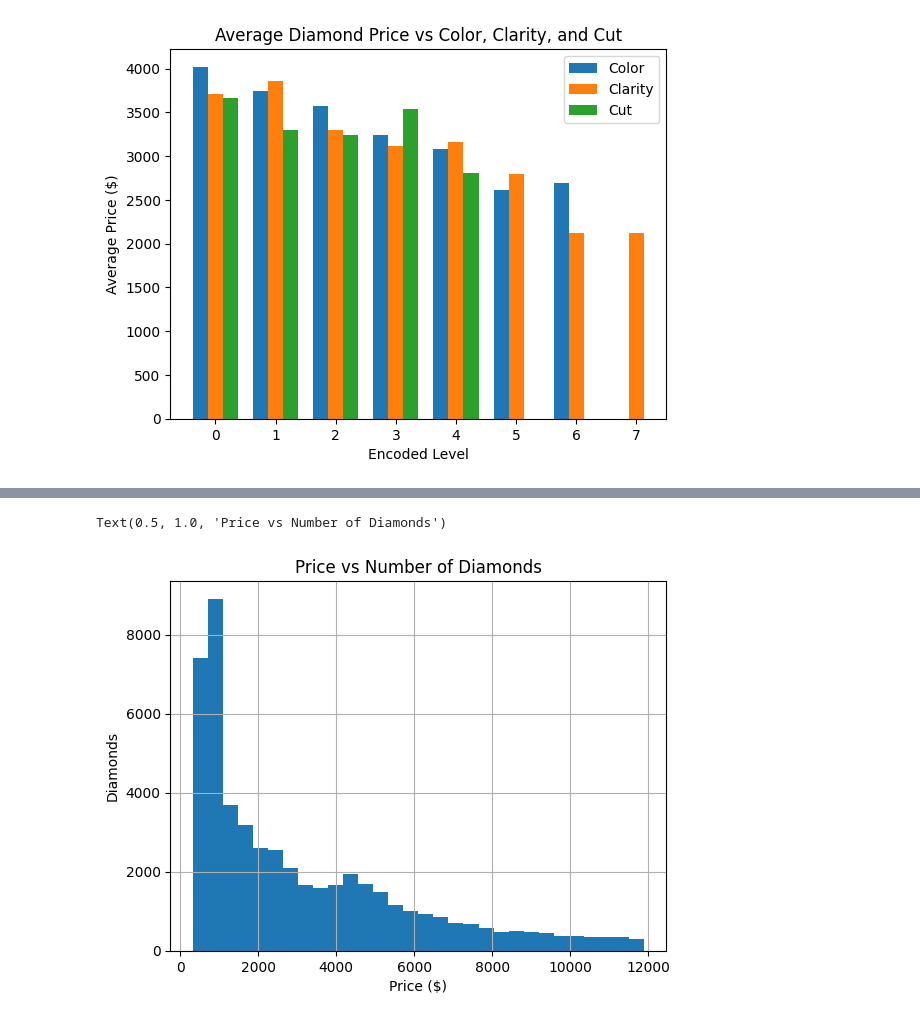
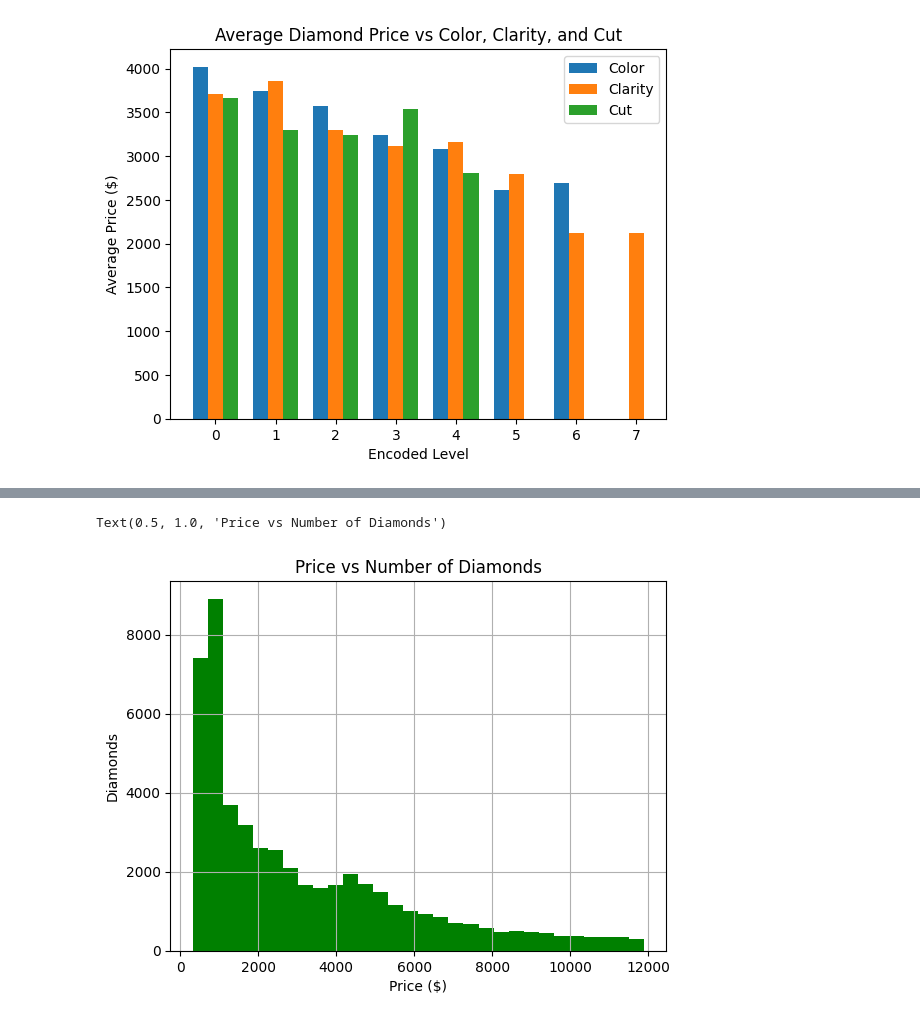
Before and after one commit to AvyayaJha/Diamonds-Research-Project, a Jupyter notebook: Diamonds_Research_Project.ipynb, the cells around one changed output, grey strips where cells are left out. Drawn from its saved outputs; the diff is of its cells as text; code cells hidden in the pictures.

```diff
--- a/Diamonds_Research_Project.ipynb
+++ b/Diamonds_Research_Project.ipynb
@@ -746,8 +744,8 @@ Text(0.5, 1.0, 'Carat vs Price Scatter Plot')
 # %%
-df['price'].hist(bins=30)
+df['price'].hist(bins=30,color='green')
 plt.xlabel('Price ($)')
 plt.ylabel('Diamonds')
 plt.title('Price vs Number of Diamonds')
 # %% [output]
 Text(0.5, 1.0, 'Price vs Number of Diamonds')
-[figure, old version]
+[figure, new version]
```
Also changed, not shown: parts of 12 cells of this notebook.
